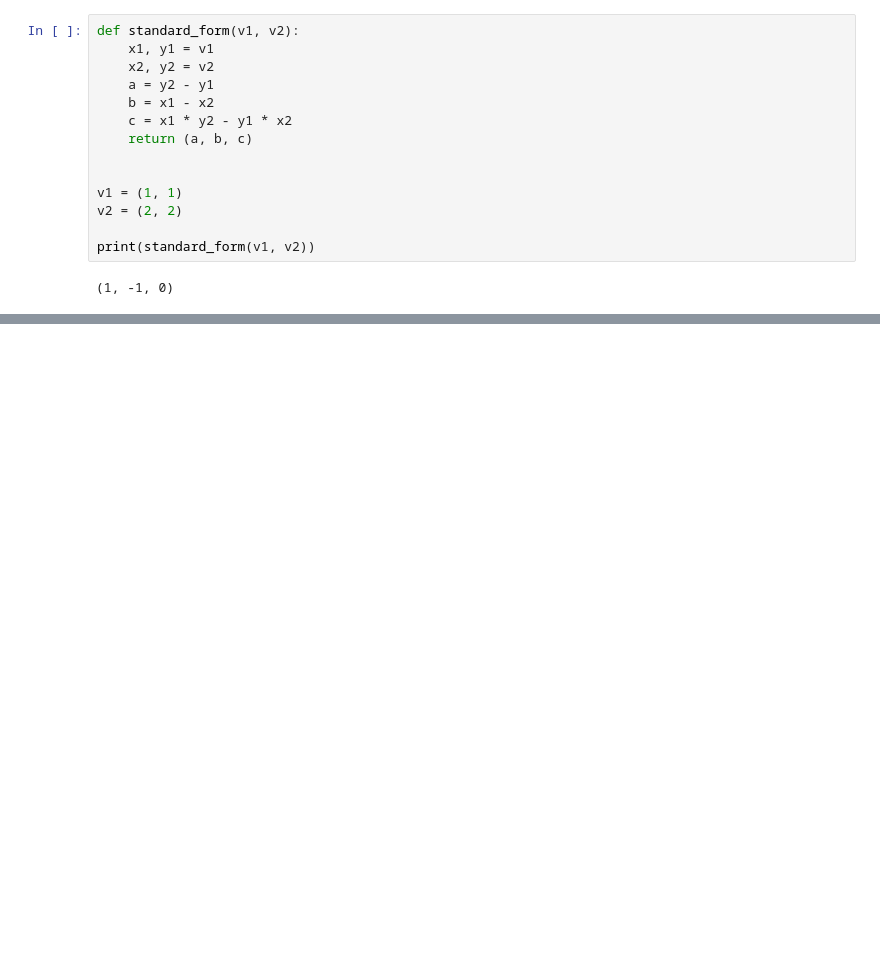
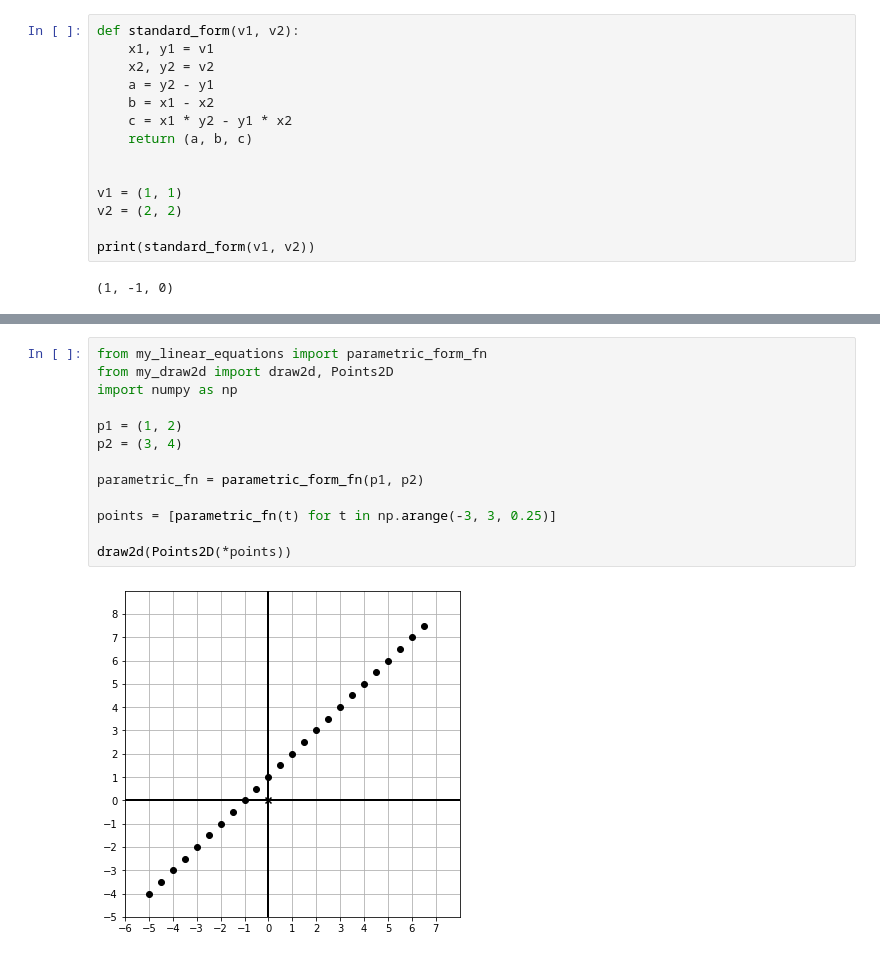
Before and after one commit to sergiofgonzalez/math-workbench, a Jupyter notebook: 06-solving-systems-of-linear-equations/e01-exercises/solving-systems-of-linear-equations-exercises.ipynb, the cells around one changed output, grey strips where cells are left out. Cells and saved outputs as stored; diff of their text form; blank space fills up the shorter version.

```diff
--- a/06-solving-systems-of-linear-equations/e01-exercises/solving-systems-of-linear-equations-exercises.ipynb
+++ b/06-solving-systems-of-linear-equations/e01-exercises/solving-systems-of-linear-equations-exercises.ipynb
@@ -485,0 +505,15 @@ For each of the four distance checks in `do_segments_intersect(...)` find a pair
+# %%
+from my_linear_equations import parametric_form_fn
+from my_draw2d import draw2d, Points2D
+import numpy as np
+
+p1 = (1, 2)
+p2 = (3, 4)
+
+parametric_fn = parametric_form_fn(p1, p2)
+
+points = [parametric_fn(t) for t in np.arange(-3, 3, 0.25)]
+
+draw2d(Points2D(*points))
+# %% [output]
+[figure, added]
```
Also changed, not shown: parts of 11 cells of this notebook, 4 other files.
